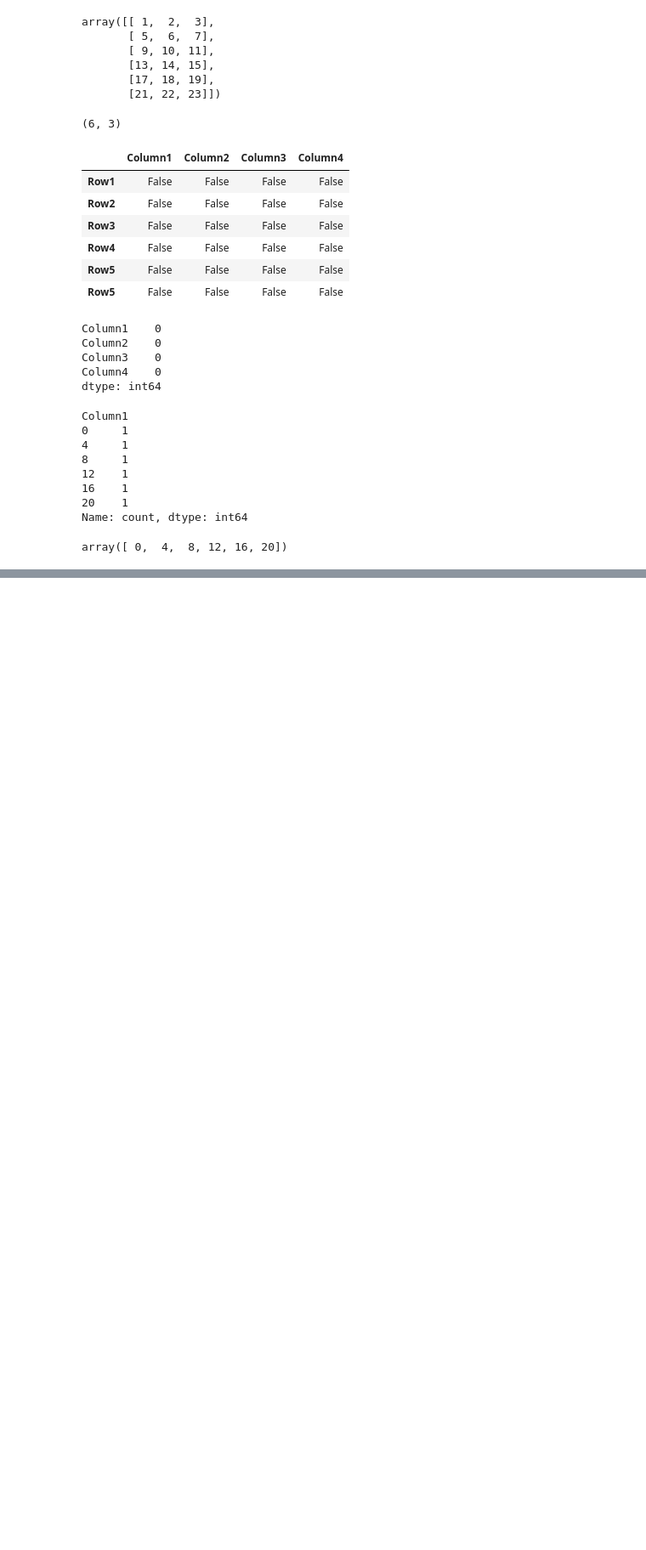
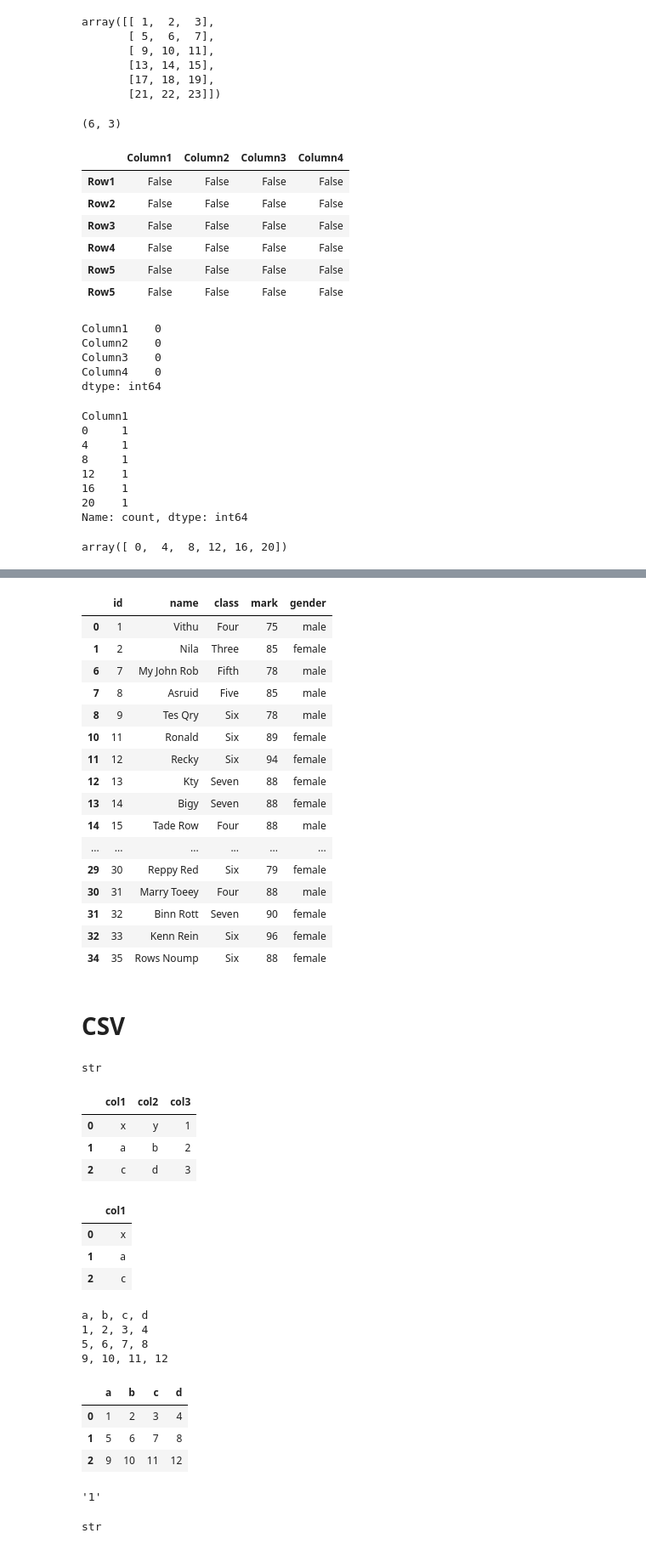
Before and after one commit to thasvithu/Data-Science-2024, a Jupyter notebook: 01 Python/03 Pandas/pandas.ipynb, the cells around one changed output, grey strips where cells are left out. Shown at 85% size. Drawn from its saved outputs; the diff is of its cells as text; code cells hidden in the pictures; blank space fills up the shorter version.

```diff
--- a/01 Python/03 Pandas/pandas.ipynb
+++ b/01 Python/03 Pandas/pandas.ipynb
@@ -257,0 +272,2 @@ array([ 0,  4,  8, 12, 16, 20])
+# %%
+df = pd.read_csv("student.csv") #load cvs file
@@ -257,0 +380,22 @@ array([ 0,  4,  8, 12, 16, 20])
+# %%
+df[df["mark"] >= 75]
+# %% [output]
+|  | id | name | class | mark | gender |
+| 0 | 1 | Vithu | Four | 75 | male |
+| 1 | 2 | Nila | Three | 85 | female |
+| 6 | 7 | My John Rob | Fifth | 78 | male |
+| 7 | 8 | Asruid | Five | 85 | male |
+| 8 | 9 | Tes Qry | Six | 78 | male |
+| 10 | 11 | Ronald | Six | 89 | female |
+| 11 | 12 | Recky | Six | 94 | female |
+| 12 | 13 | Kty | Seven | 88 | female |
+| 13 | 14 | Bigy | Seven | 88 | female |
+| 14 | 15 | Tade Row | Four | 88 | male |
+| ... | ... | ... | ... | ... | ... |
+| 29 | 30 | Reppy Red | Six | 79 | female |
+| 30 | 31 | Marry Toeey | Four | 88 | male |
+| 31 | 32 | Binn Rott | Seven | 90 | female |
+| 32 | 33 | Kenn Rein | Six | 96 | female |
+| 34 | 35 | Rows Noump | Six | 88 | female |
+# %% [markdown]
+#  CSV
@@ -257,0 +409,11 @@ array([ 0,  4,  8, 12, 16, 20])
+# %%
+type(data)
+# %% [output]
+str
+# %%
+pd.read_csv(StringIO(data))
+# %% [output]
+|  | col1 | col2 | col3 |
+| 0 | x | y | 1 |
+| 1 | a | b | 2 |
+| 2 | c | d | 3 |
@@ -257,0 +423,7 @@ array([ 0,  4,  8, 12, 16, 20])
+# %%
+df
+# %% [output]
+|  | col1 |
+| 0 | x |
+| 1 | a |
+| 2 | c |
@@ -257,0 +435,7 @@ array([ 0,  4,  8, 12, 16, 20])
+# %%
+print(data)
+# %% [output]
+a, b, c, d
+1, 2, 3, 4
+5, 6, 7, 8
+9, 10, 11, 12
@@ -257,0 +445,15 @@ array([ 0,  4,  8, 12, 16, 20])
+# %%
+df
+# %% [output]
+|  | a | b | c | d |
+| 0 | 1 | 2 | 3 | 4 |
+| 1 | 5 | 6 | 7 | 8 |
+| 2 | 9 | 10 | 11 | 12 |
+# %%
+df["a"][0]
+# %% [output]
+'1'
+# %%
+type(df["a"][0])
+# %% [output]
+str
```
Also changed, not shown: parts of 32 cells of this notebook, 1 other file.
